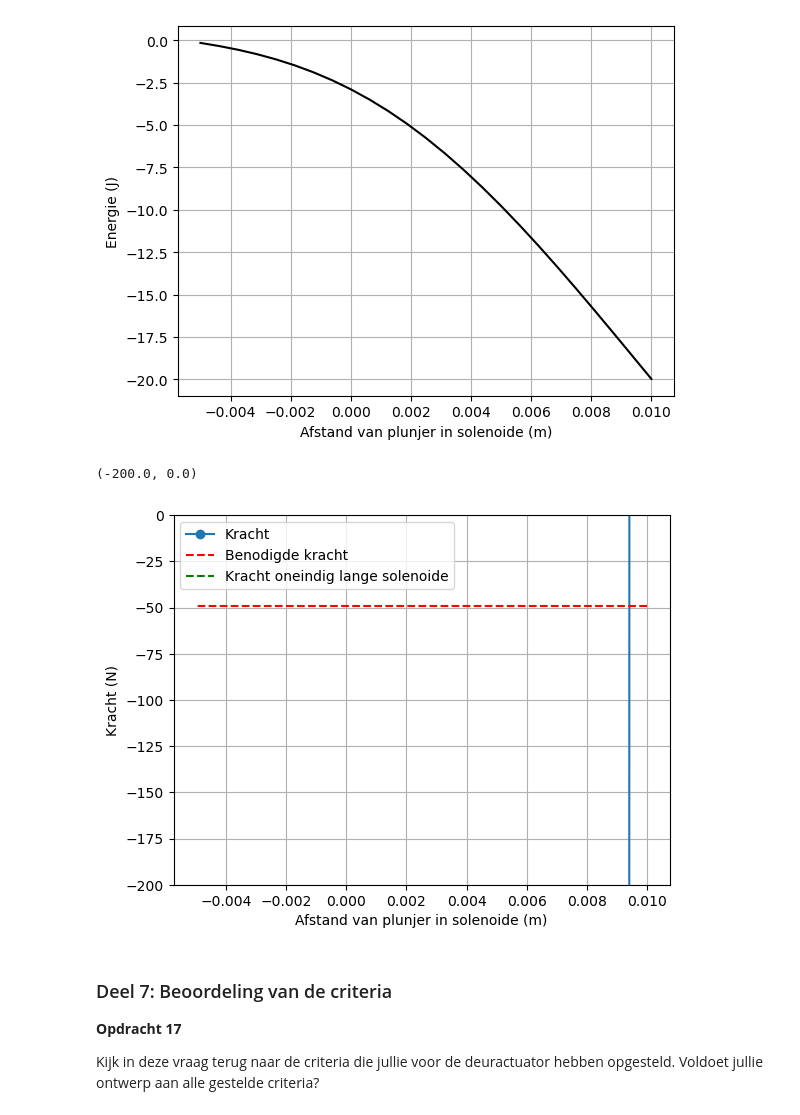
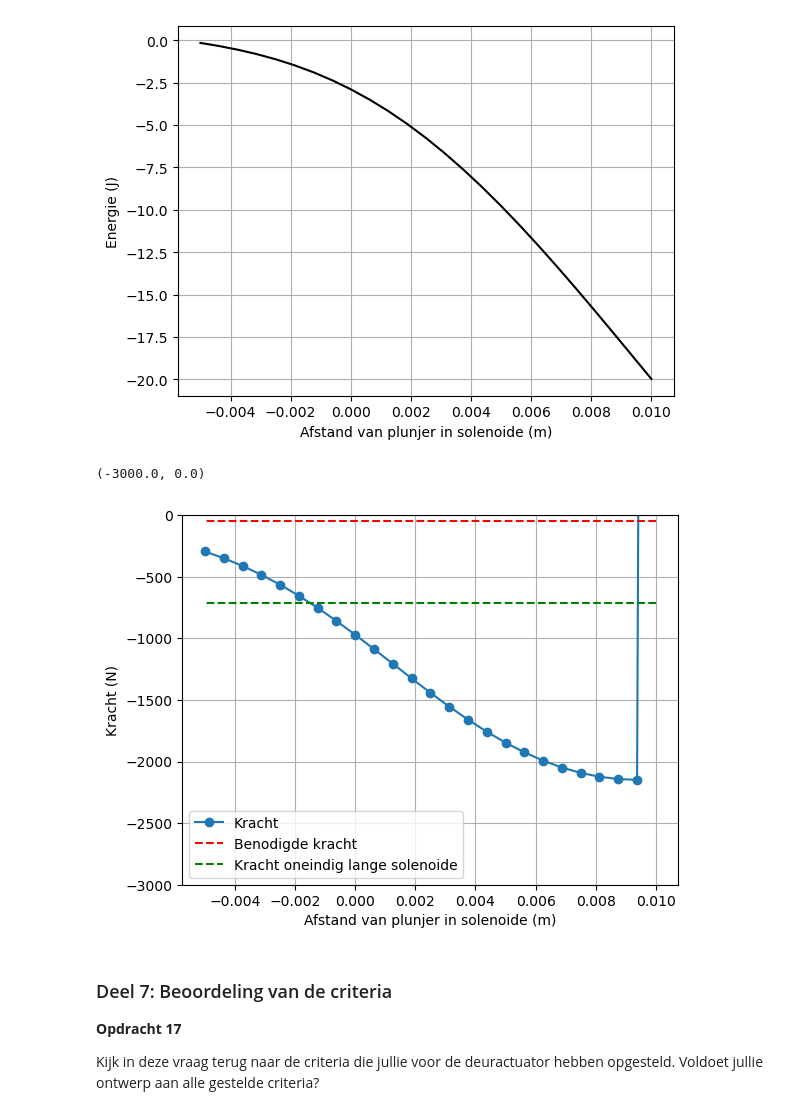
Before and after one commit to NNynke/DEF-D-assignments-N, a Jupyter notebook: DigitaleOntwerpopdrachten/2KrachtactuatorOpdracht/2KrachtactuatorOpdracht/KrachtactuatorOpdracht.ipynb, the cells around one changed output. Cells and saved outputs as stored; diff of their text form; code cells hidden in the pictures.

```diff
--- a/DigitaleOntwerpopdrachten/2KrachtactuatorOpdracht/2KrachtactuatorOpdracht/KrachtactuatorOpdracht.ipynb
+++ b/DigitaleOntwerpopdrachten/2KrachtactuatorOpdracht/2KrachtactuatorOpdracht/KrachtactuatorOpdracht.ipynb
@@ -778,21 +778,21 @@ plt.xlabel('Afstand van plunjer in solenoide (m)'), plt.ylabel('Energie (J)'), p
 # %%
 n_ax = 25
 aantal_omwent = 100
 r_s = r_s_deur
 force_analytical = -mu_0*mu_r*np.pi*r_s**2*aantal_omwent**2*I**2/2/L_s**2 # Kracht uitrekenen numeriek
 force_numerical=np.diff(Wz, n=1, append=[0])/(z_ax[1] - z_ax[0]) # Kracht uitrekenen
 
 
 
 # Plotting the results
 plt.plot(L_s/2 - z_ax, np.flipud(force_numerical), '-o', label='Kracht')
 plt.plot(L_s/2 - z_ax, (-5*9.8)*np.ones(n_ax), '--r', label='Benodigde kracht')
 plt.plot(L_s/2 - z_ax, force_analytical*np.ones(n_ax), '--g', label='Kracht oneindig lange solenoide')
 plt.xlabel('Afstand van plunjer in solenoide (m)'), plt.ylabel('Kracht (N)'), plt.grid(), plt.legend()
-plt.ylim([-200, 0])
+plt.ylim([-3000, 0])
 # %% [output]
-(-200.0, 0.0)
+(-3000.0, 0.0)
-[figure, old version]
+[figure, new version]
 # %% [markdown]
 ### Deel 7: Beoordeling van de criteria
 **Opdracht 17**
```
Also changed, not shown: parts of 1 cell of this notebook.
